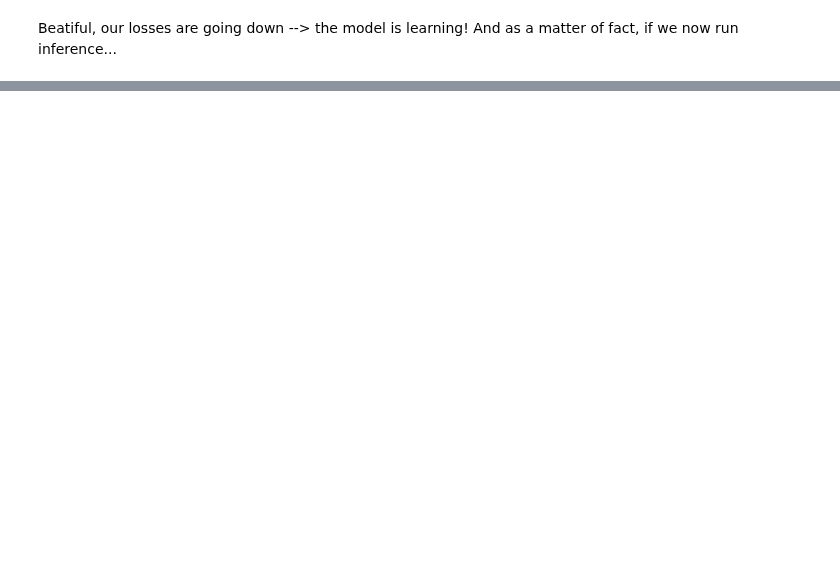
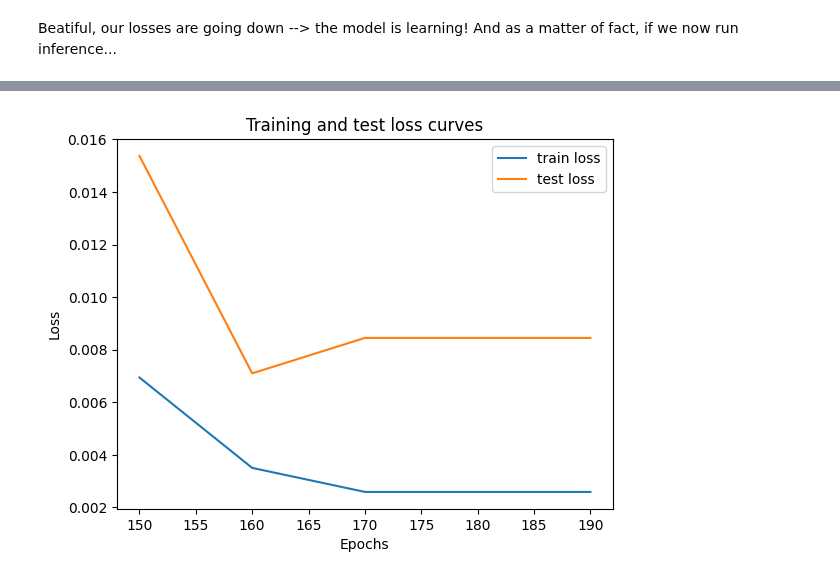
Before and after one commit to MatteoFalcioni/PyTorch_basics, a Jupyter notebook: workflow.ipynb, the cells around one changed output, grey strips where cells are left out. Drawn from its saved outputs; the diff is of its cells as text; code cells hidden in the pictures; blank space fills up the shorter version.

```diff
--- a/workflow.ipynb
+++ b/workflow.ipynb
@@ -422,0 +488,12 @@ Our network is getting closer to the actual data. Let's train some more...
+# %%
+# Plot loss curves
+import matplotlib.pyplot as plt
+
+plt.plot(epoch_count, train_loss_values, label="train loss")
+plt.plot(epoch_count, eval_loss_values, label="test loss")
+plt.title("Training and test loss curves")
+plt.ylabel("Loss")
+plt.xlabel("Epochs")
+plt.legend();
+# %% [output]
+[figure, added]
```
Also changed, not shown: parts of 9 cells of this notebook.
